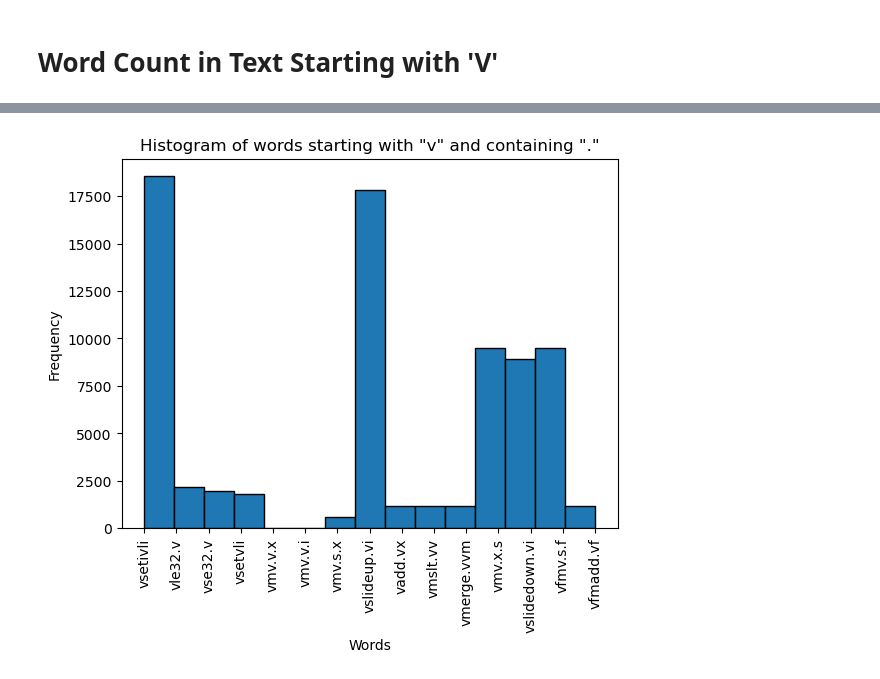
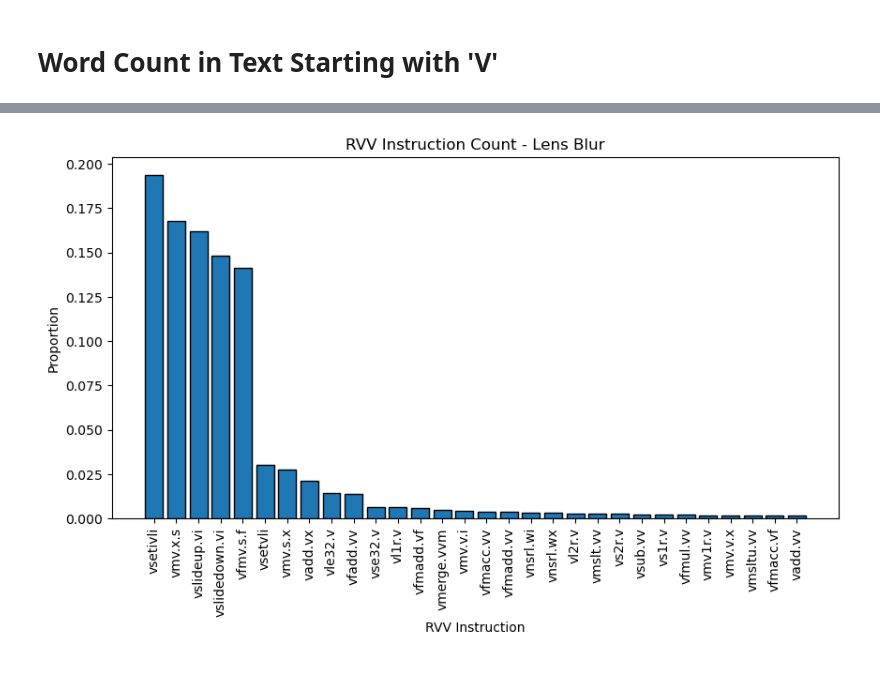
Before and after one commit to miles-rusch-berkeley/HalideRVV, a Jupyter notebook: apps/support/histogram-rvv-instructions.ipynb, the cells around one changed output, grey strips where cells are left out. Cells and saved outputs as stored; diff of their text form; code cells hidden in the pictures.

```diff
--- a/apps/support/histogram-rvv-instructions.ipynb
+++ b/apps/support/histogram-rvv-instructions.ipynb
@@ -3,3 +78,9 @@
+# %%
+filename = '../../bin/apps/lens_blur/bin/riscv-64-linux-rvv-vector_bits_256/lens-blur-run.S'
+title = 'RVV Instruction Count - Lens Blur'
+rvv_trace_proportions(filename, title, 30)
+# %% [output]
+[figure, added]
 # %%
 import matplotlib.pyplot as plt
 
@@ -22,7 +103,5 @@ def rvv_trace_histogram(filename):
     plt.xticks(rotation=90)
     plt.show()
 # %%
-filename = '../../bin/apps/sconv_rvv/bin/riscv-64-linux-rvv-vector_bits_256/sconv-run.trace'
+filename = '../../bin/apps/camera_pipe/bin/riscv-64-linux-rvv-vector_bits_256/camera-pipe-run.S'
 rvv_trace_histogram(filename)
-# %% [output]
-[figure, removed]
```
Also changed, not shown: parts of 5 cells of this notebook, 6 other files.
